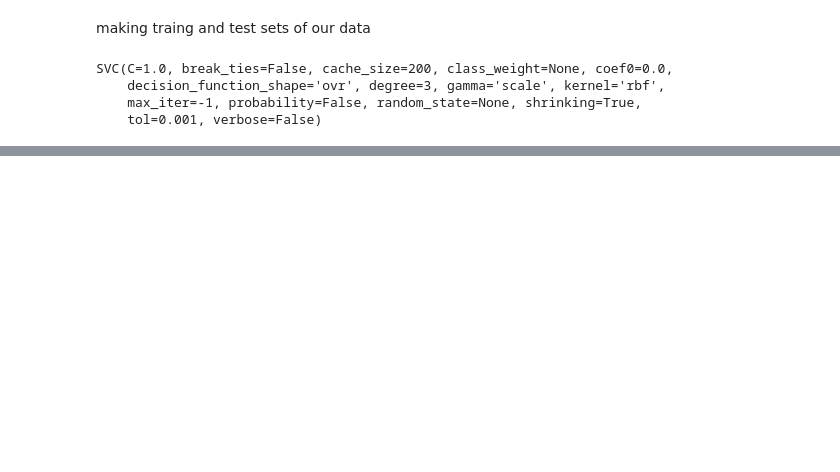
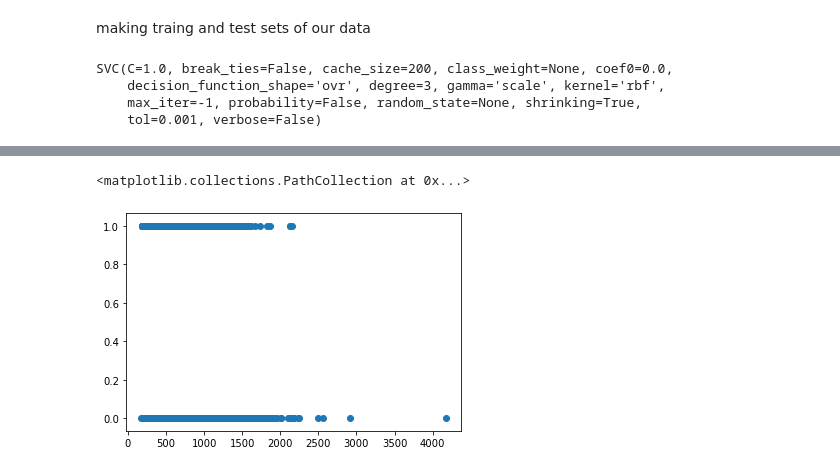
Before and after one commit to RitikUpmanyu/ACM_machine_learning_recruitment, a Jupyter notebook: svm nasa asteroid classifier.ipynb, the cells around one changed output, grey strips where cells are left out. Drawn from its saved outputs; the diff is of its cells as text; code cells hidden in the pictures; blank space fills up the shorter version.

```diff
--- a/svm nasa asteroid classifier.ipynb
+++ b/svm nasa asteroid classifier.ipynb
@@ -153,0 +171,2 @@ weighted avg       0.68      0.82      0.74       938
+# %%
+df=pd.read_csv(r"C:\Users\ritik\Downloads\nasa\og\nasa.csv", delimiter=',')
@@ -153,0 +183,10 @@ weighted avg       0.68      0.82      0.74       938
+# %%
+g=df['Orbital Period'];
+q=df['Perihelion Time'];
+h=df['Orbit Uncertainity'];
+e=y
+# %%
+plt.scatter(g,e)
+# %% [output]
+<matplotlib.collections.PathCollection at 0x...>
+[figure, added]
```
Also changed, not shown: parts of 17 cells of this notebook.
